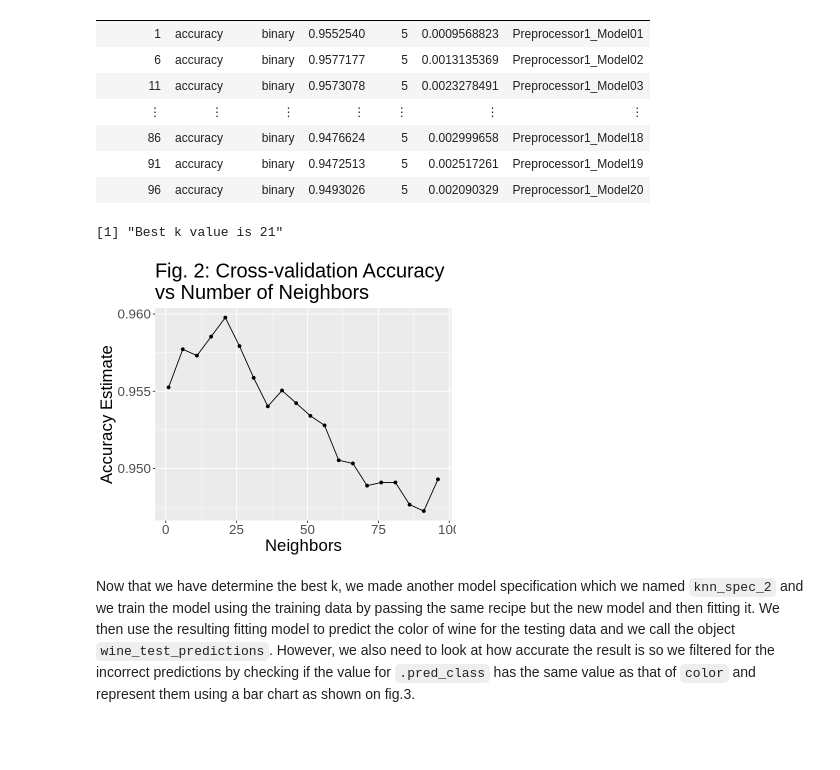
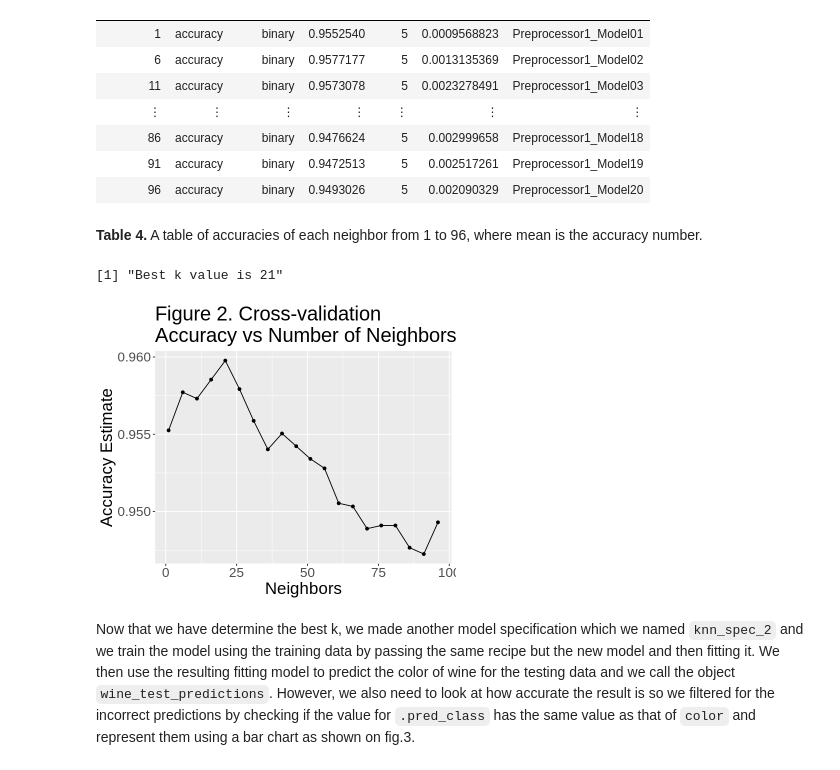
Before and after one commit to zaladmander/DSCI100-Group-Project, a Jupyter notebook: dsci100finalproject.ipynb, the cells around one changed output. Drawn from its saved outputs; the diff is of its cells as text; code cells hidden in the pictures; blank space fills up the shorter version.

Commit message:
added table 4 description/legend

```diff
--- a/dsci100finalproject.ipynb
+++ b/dsci100finalproject.ipynb
@@ -219,25 +219,27 @@ A tibble: 20 × 7
 | 86 | accuracy | binary | 0.9476624 | 5 | 0.002999658 | Preprocessor1_Model18 |
 | 91 | accuracy | binary | 0.9472513 | 5 | 0.002517261 | Preprocessor1_Model19 |
 | 96 | accuracy | binary | 0.9493026 | 5 | 0.002090329 | Preprocessor1_Model20 |
+# %% [markdown]
+<b>Table 4.</b> A table of accuracies of each neighbor from 1 to 96, where mean is the accuracy number.
 # %%
 options(repr.plot.height = 5, repr.plot.width = 6)
 
 cross_val_plot <- accuracies |>
     ggplot(aes(x = neighbors, y = mean)) +
     geom_point() +
     geom_line() +
-    labs(x = "Neighbors", y = "Accuracy Estimate", title = "Fig. 2: Cross-validation Accuracy \nvs Number of Neighbors")+
+    labs(x = "Neighbors", y = "Accuracy Estimate", title = "Figure 2. Cross-validation \nAccuracy vs Number of Neighbors")+
     theme(text = element_text(size = 20))
 cross_val_plot
 
 best_k <- accuracies |>
     arrange(desc(mean)) |>
     head(1) |>
     pull(neighbors)
 print(paste0("Best k value is ", best_k))
 # %% [output]
 [1] "Best k value is 21"
-[figure, old version]
+[figure, new version]
 # %% [markdown]
 Now that we have determine the best k, we made another model specification which we named `knn_spec_2` and we train the model using the training data by passing the same recipe but the new model and then fitting it. We then use the resulting fitting model to predict the color of wine for the testing data and we call the object `wine_test_predictions`. However, we also need to look at how accurate the result is so we filtered for the incorrect predictions by checking if the value for `.pred_class` has the same value as that of `color` and represent them using a bar chart as shown on fig.3.
 # %%
```
Also changed, not shown: parts of 2 cells of this notebook.
